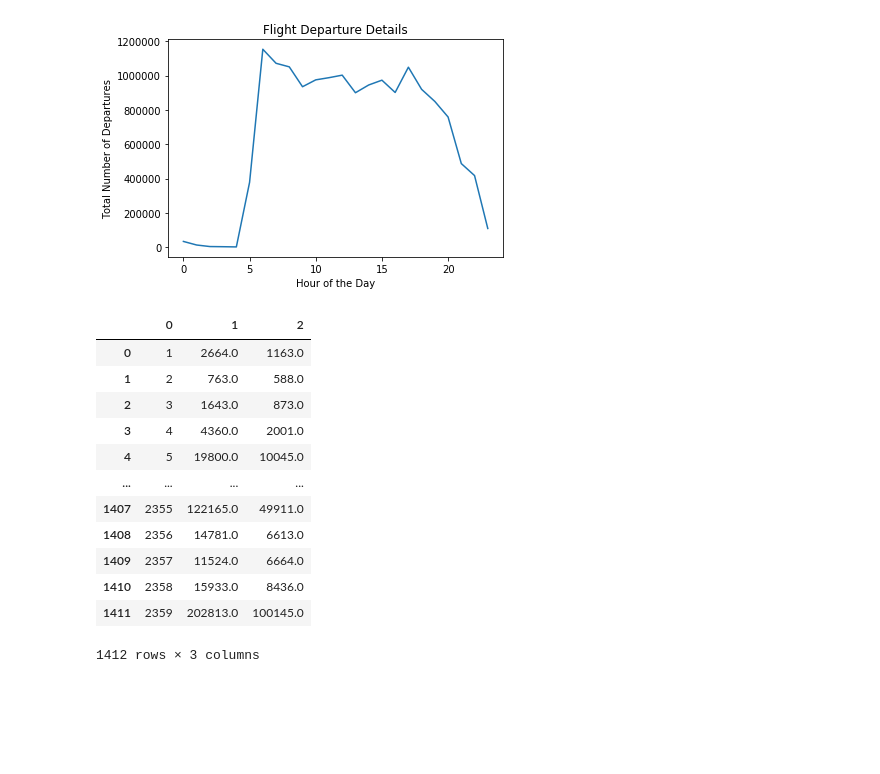
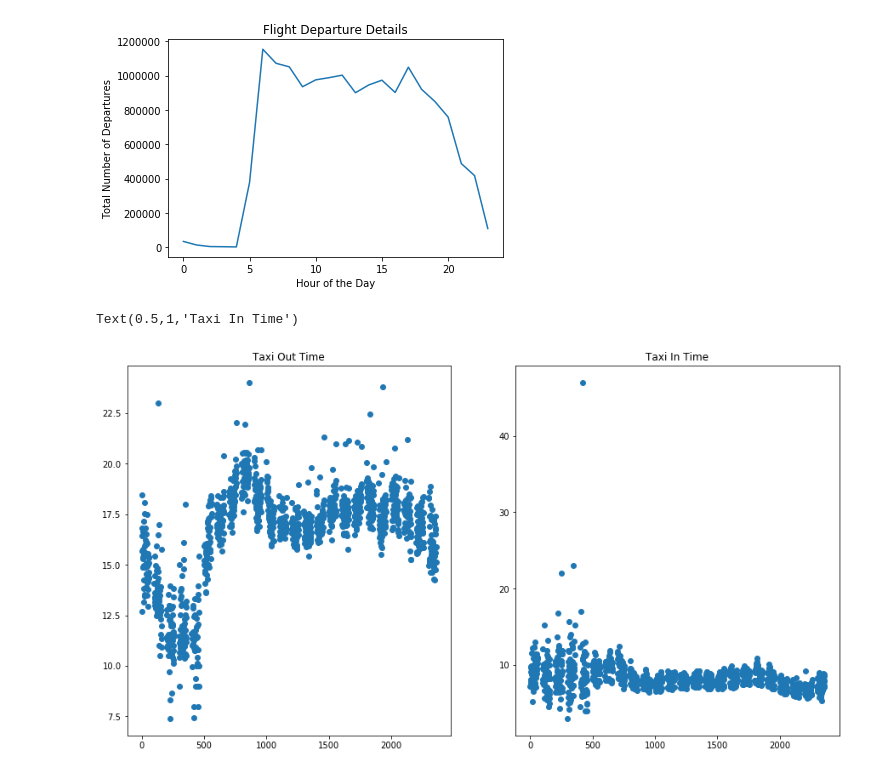
Before and after one commit to keatonmaruyali/LighthouseLabs-DS-Midterm-Project, a Jupyter notebook: Midterm_project.ipynb, the cells around one changed output. Drawn from its saved outputs; the diff is of its cells as text; code cells hidden in the pictures; blank space fills up the shorter version.

```diff
--- a/Midterm_project.ipynb
+++ b/Midterm_project.ipynb
@@ -47,16 +31,11 @@ df_flights_taxiTimes = pd.DataFrame(res)
-# %%
-df_flights_taxiTimes
-# %% [output]
-|  | 0 | 1 | 2 |
-| 0 | 1 | 2664.0 | 1163.0 |
-| 1 | 2 | 763.0 | 588.0 |
-| 2 | 3 | 1643.0 | 873.0 |
-| 3 | 4 | 4360.0 | 2001.0 |
-| 4 | 5 | 19800.0 | 10045.0 |
-| ... | ... | ... | ... |
-| 1407 | 2355 | 122165.0 | 49911.0 |
-| 1408 | 2356 | 14781.0 | 6613.0 |
-| 1409 | 2357 | 11524.0 | 6664.0 |
-| 1410 | 2358 | 15933.0 | 8436.0 |
-| 1411 | 2359 | 202813.0 | 100145.0 |
-1412 rows × 3 columns
+# %%
+plt.subplots(figsize=(15,8))
+plt.subplot(1, 2, 1)
+plt.scatter(df_flights_taxiTimes['Departure Time'], df_flights_taxiTimes['Avg Taxi Out Time'])
+plt.title('Taxi Out Time')
+plt.subplot(1, 2, 2)
+plt.scatter(df_flights_taxiTimes['Departure Time'], df_flights_taxiTimes['Avg Taxi In Time'])
+plt.title('Taxi In Time')
+# %% [output]
+Text(0.5,1,'Taxi In Time')
+[figure, added]
```
Also changed, not shown: parts of 42 cells of this notebook.
